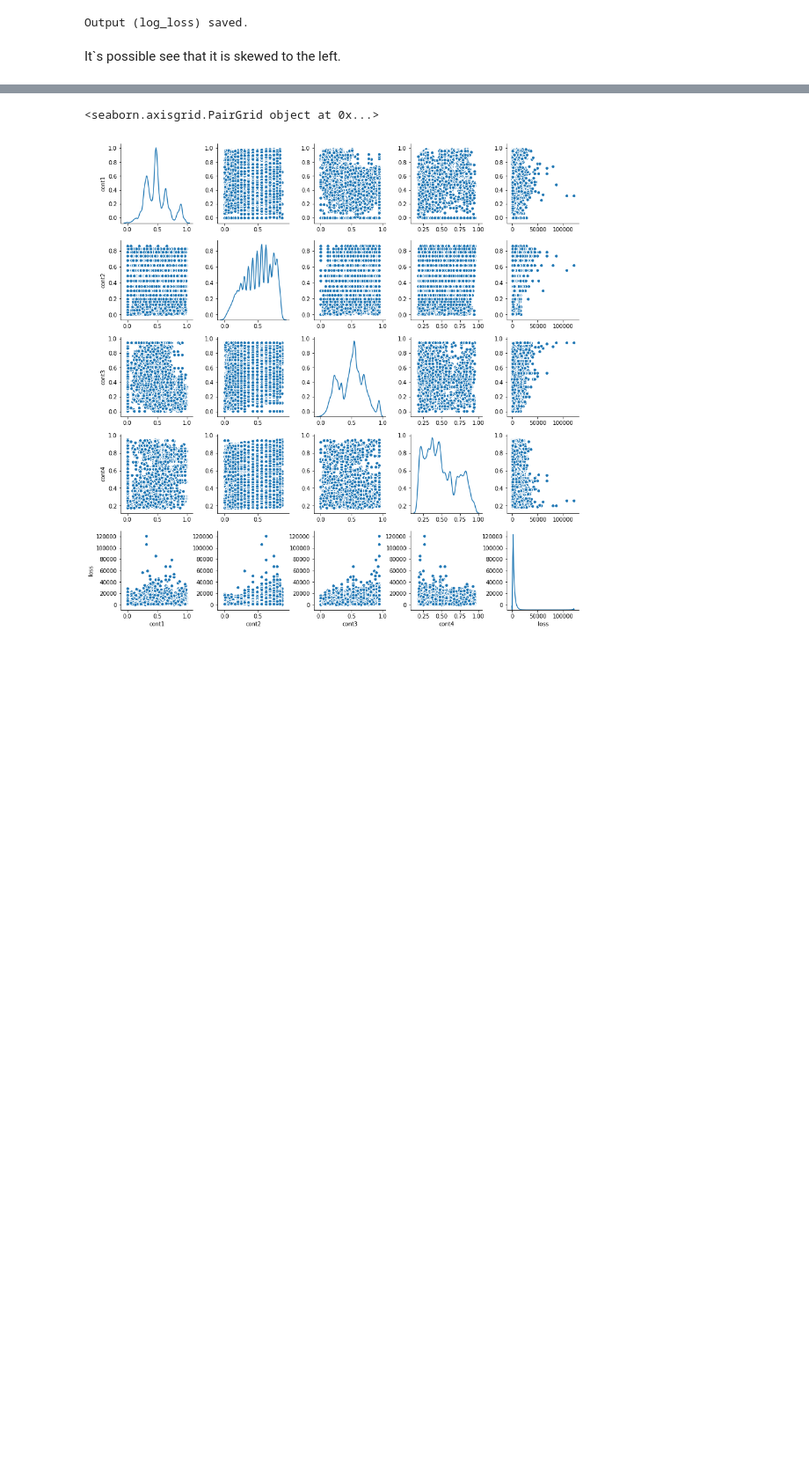
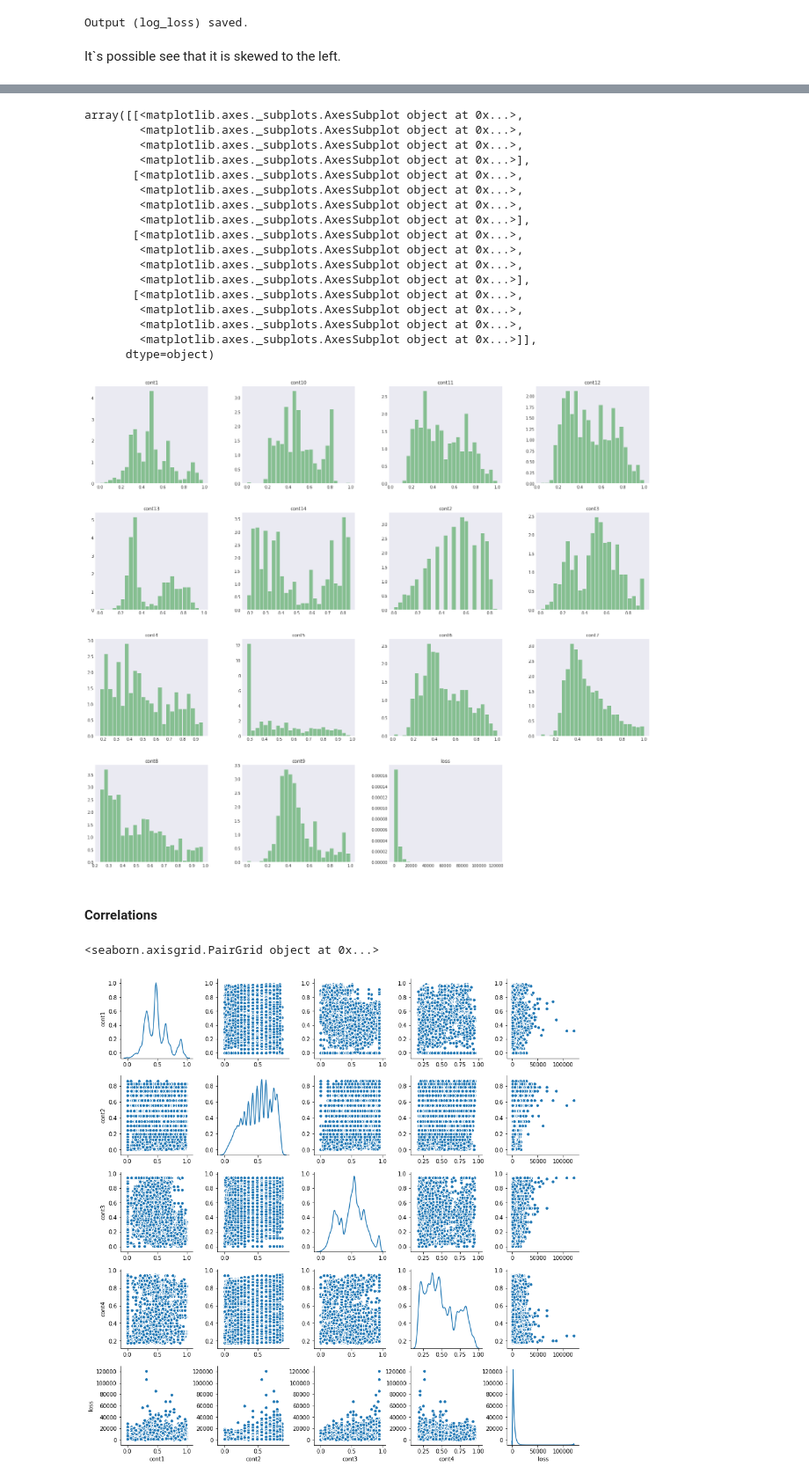
Before and after one commit to brunocampos01/allstate-claims-severity, a Jupyter notebook: allstate-corporation.ipynb, the cells around one changed output, grey strips where cells are left out. Shown at 88% size. Saved outputs shown, nothing was run; the diff lists cells and outputs as text; code cells hidden in the pictures; blank space fills up the shorter version.

```diff
--- a/allstate-corporation.ipynb
+++ b/allstate-corporation.ipynb
@@ -340,15 +411,27 @@ It`s possible see that it is skewed to the left.
-# %%
-# Separete datas in list with feature loss
-
-continuous_types = []
-categorical_types = []
-
-for i in data.columns:
-    if df_train[i].dtype == 'float':
-        continuous_types.append(i)
-    else:
-        categorical_types.append(i)
-categorical_types.remove('id')
+# %%
+# the histogram of the data
+data[continuous_types].hist(figsize=[25,22], density=True, bins=25, grid=False, color='#86bf91', zorder=2, rwidth=0.9)
+# %% [output]
+array([[<matplotlib.axes._subplots.AxesSubplot object at 0x...>,
+        <matplotlib.axes._subplots.AxesSubplot object at 0x...>,
+        <matplotlib.axes._subplots.AxesSubplot object at 0x...>,
+        <matplotlib.axes._subplots.AxesSubplot object at 0x...>],
+       [<matplotlib.axes._subplots.AxesSubplot object at 0x...>,
+        <matplotlib.axes._subplots.AxesSubplot object at 0x...>,
+        <matplotlib.axes._subplots.AxesSubplot object at 0x...>,
+        <matplotlib.axes._subplots.AxesSubplot object at 0x...>],
+       [<matplotlib.axes._subplots.AxesSubplot object at 0x...>,
+        <matplotlib.axes._subplots.AxesSubplot object at 0x...>,
+        <matplotlib.axes._subplots.AxesSubplot object at 0x...>,
+        <matplotlib.axes._subplots.AxesSubplot object at 0x...>],
+       [<matplotlib.axes._subplots.AxesSubplot object at 0x...>,
+        <matplotlib.axes._subplots.AxesSubplot object at 0x...>,
+        <matplotlib.axes._subplots.AxesSubplot object at 0x...>,
+        <matplotlib.axes._subplots.AxesSubplot object at 0x...>]],
+      dtype=object)
+[figure, added]
+# %% [markdown]
+#### Correlations
 # %%
 corr_cont_types_1_ate_4 = sns.pairplot(
                             df_train[continuous_types],
```
Also changed, not shown: parts of 16 cells of this notebook, 9 other files.
